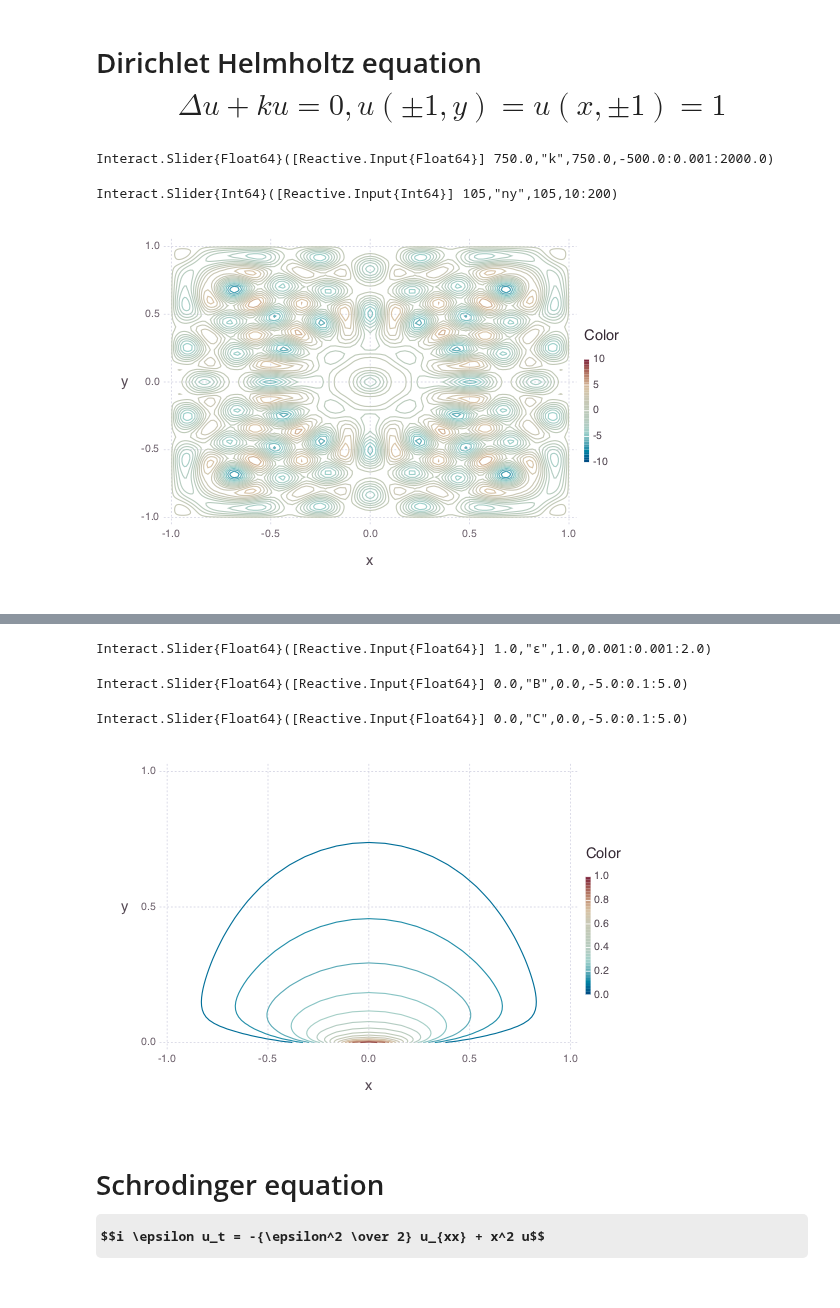
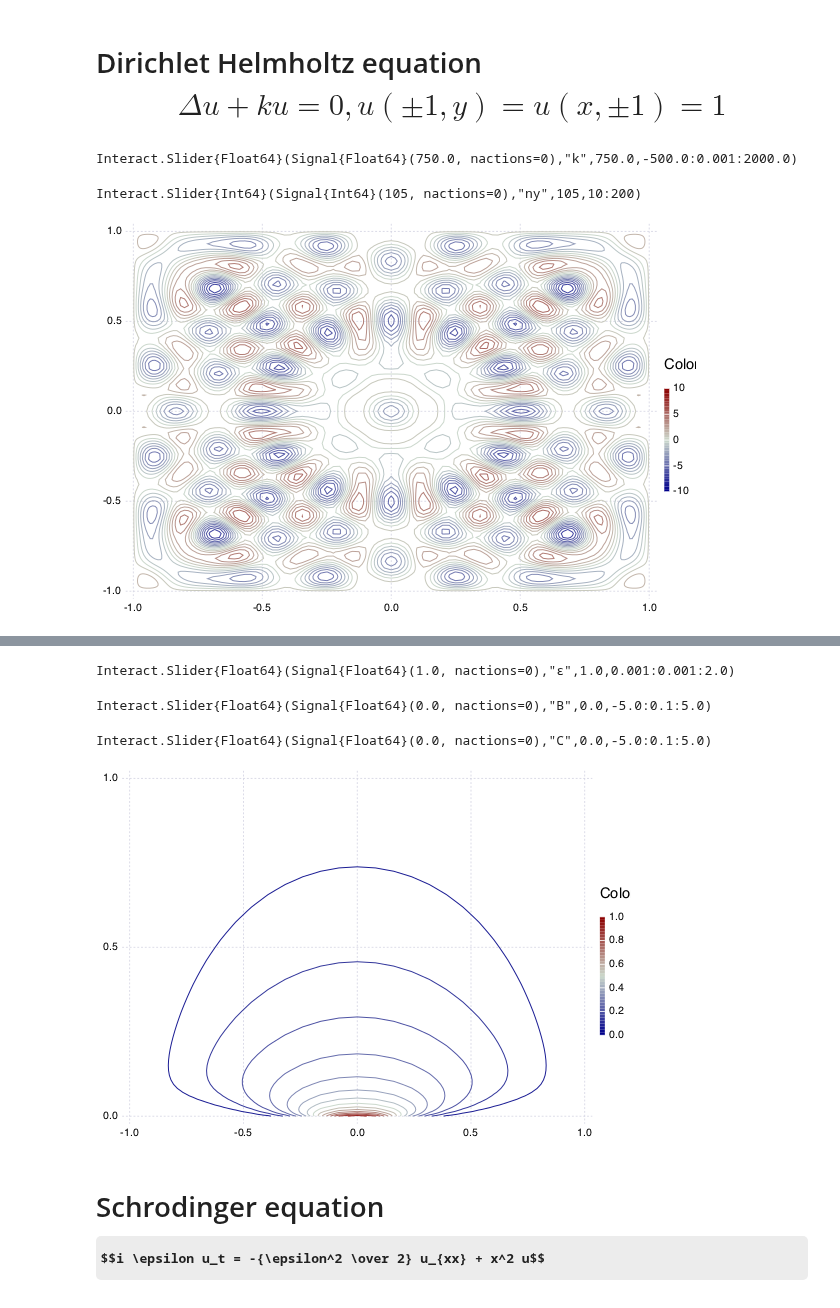
Before and after one commit to JuliaApproximation/ApproxFun.jl, a Jupyter notebook: examples/Manipulate ODEs and PDEs.ipynb, the cells around one changed output, grey strips where cells are left out. Cells and saved outputs as stored; diff of their text form; code cells hidden in the pictures; some formulas as TeX source.

```diff
--- a/examples/Manipulate ODEs and PDEs.ipynb
+++ b/examples/Manipulate ODEs and PDEs.ipynb
@@ -105,15 +118,15 @@ Interact.Slider{Float64}([Reactive.Input{Float64}] 0.0,"k",0.0,-1000.0:1.0:1000.
 # %%
 d=Interval()^2
 B=dirichlet(d)
 Δ=lap(d)
 
 @manipulate for k=-500.0:.001:2000.0,ny=10:200
-    ApproxFun.contour(pdesolve([B;Δ+k*I],ones(∂(d)),ny))
+    contour(pdesolve([B;Δ+k*I],ones(∂(d)),ny)).o
 end
 # %% [output]
-Interact.Slider{Float64}([Reactive.Input{Float64}] 750.0,"k",750.0,-500.0:0.001:2000.0)
+Interact.Slider{Float64}(Signal{Float64}(750.0, nactions=0),"k",750.0,-500.0:0.001:2000.0)
-Interact.Slider{Int64}([Reactive.Input{Int64}] 105,"ny",105,10:200)
+Interact.Slider{Int64}(Signal{Int64}(105, nactions=0),"ny",105,10:200)
-[figure, old version]
+[figure, new version]
 # %% [markdown]
 # Convection diffusion $u_t = \epsilon u_{xx} + (B+C x) u_x, u(x,0)=e^{-20x^2}, u(-1,t)=u(1,t) = 0$
 # %%
@@ -125,13 +138,13 @@ x=Fun(identity,dx)
     V=B+C*x
     # Parentheses are a hack to get rank 2 PDE
     u=[timedirichlet(d);Dt-ε*Dx^2-V*Dx]\Fun(x->exp(-20x^2),dx)
-    ApproxFun.contour(u;axis=[-1,1,0,1])
+    contour(u;xlims=(-1.,1.),ylims=(0.,1.)).o
 end
 # %% [output]
-Interact.Slider{Float64}([Reactive.Input{Float64}] 1.0,"ε",1.0,0.001:0.001:2.0)
+Interact.Slider{Float64}(Signal{Float64}(1.0, nactions=0),"ε",1.0,0.001:0.001:2.0)
-Interact.Slider{Float64}([Reactive.Input{Float64}] 0.0,"B",0.0,-5.0:0.1:5.0)
+Interact.Slider{Float64}(Signal{Float64}(0.0, nactions=0),"B",0.0,-5.0:0.1:5.0)
-Interact.Slider{Float64}([Reactive.Input{Float64}] 0.0,"C",0.0,-5.0:0.1:5.0)
+Interact.Slider{Float64}(Signal{Float64}(0.0, nactions=0),"C",0.0,-5.0:0.1:5.0)
-[figure, old version]
+[figure, new version]
 # %% [markdown]
 # Schrodinger equation $$i \epsilon u_t = -{\epsilon^2 \over 2} u_{xx} + x^2 u$$
 # %%
```
Also changed, not shown: parts of 9 cells of this notebook, 27 other files.
